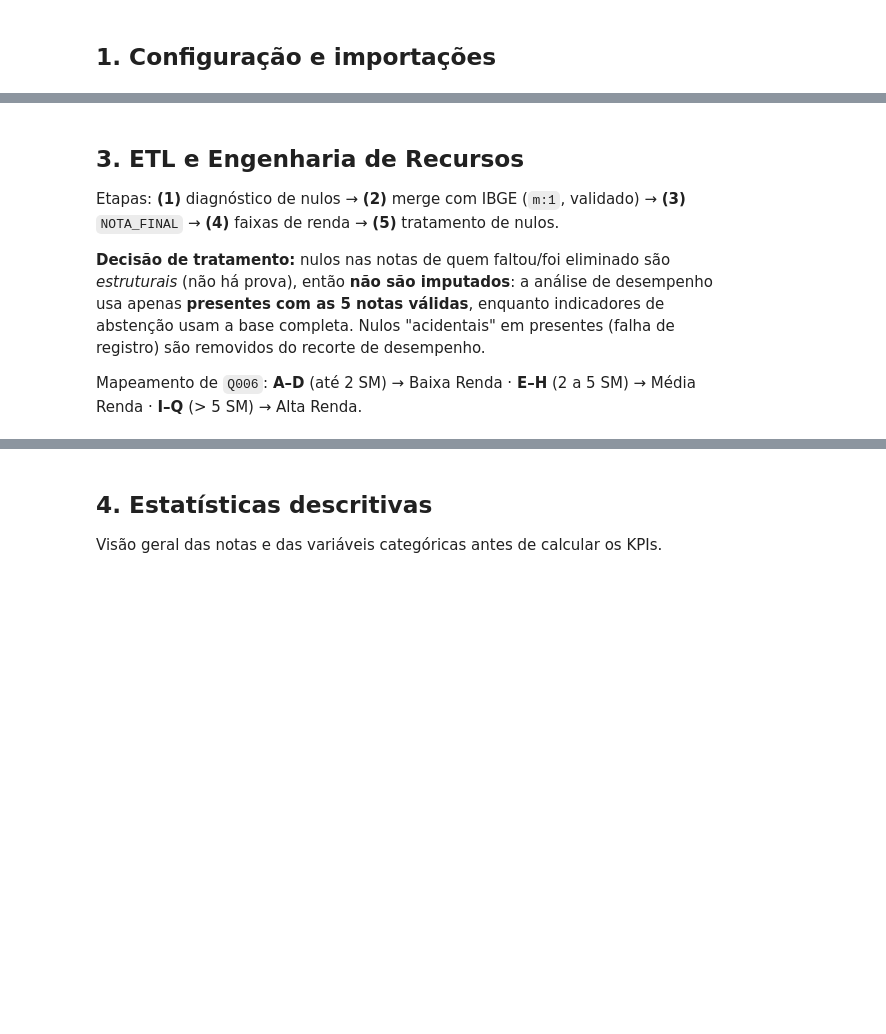
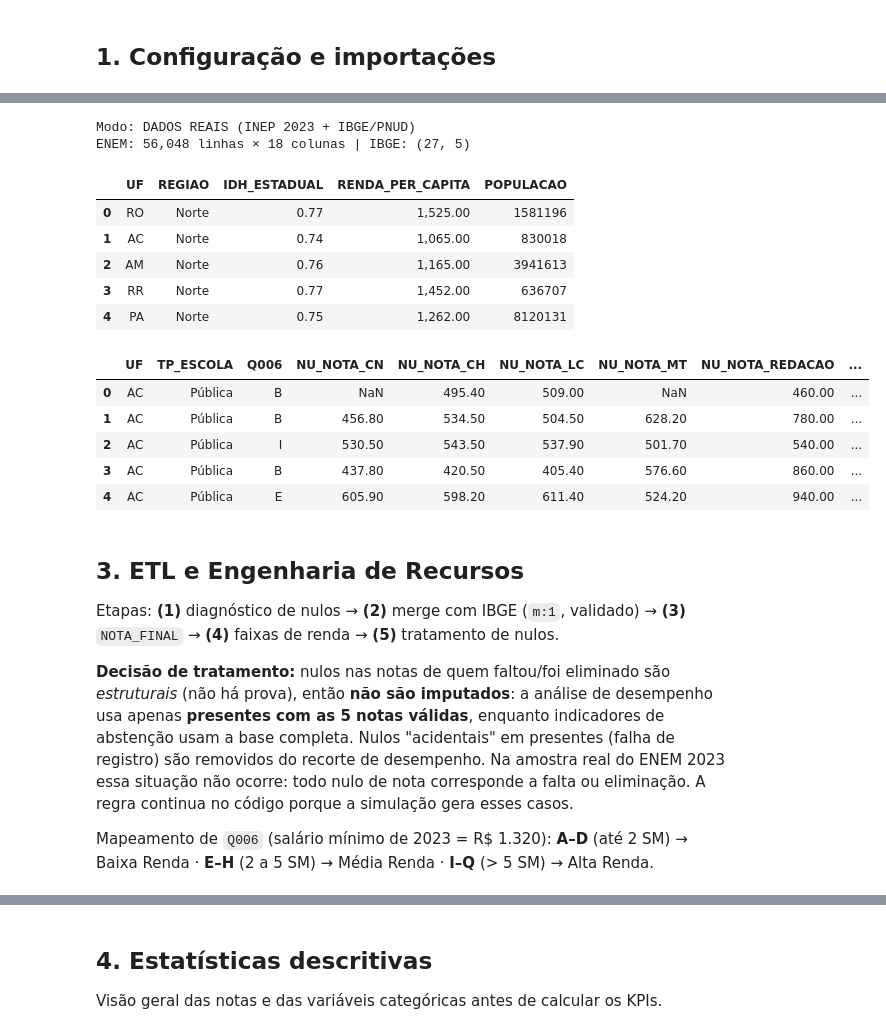
Before and after one commit to feijitos/cienciadedados1, a Jupyter notebook: Entrega1_ENEM_IBGE.ipynb, the cells around one changed output, grey strips where cells are left out. Drawn from its saved outputs; the diff is of its cells as text; code cells hidden in the pictures; blank space fills up the shorter version.

```diff
--- a/Entrega1_ENEM_IBGE.ipynb
+++ b/Entrega1_ENEM_IBGE.ipynb
@@ -9,6 +14,8 @@
 ## 1. Configuração e importações
 # %%
 import warnings
+from pathlib import Path
+
 import numpy as np
 import pandas as pd
 import matplotlib.pyplot as plt
@@ -19,6 +26,11 @@ warnings.filterwarnings("ignore")
 SEED = 42
 rng = np.random.default_rng(SEED)
 
+# True = microdados reais (INEP + IBGE) | False = simulação reprodutível (fallback)
+USAR_DADOS_REAIS = True
+ARQ_AMOSTRA = Path("dados/processados/enem_amostra.parquet")
+ARQ_IBGE = Path("dados/ibge_uf.csv")
+
 # Estilo global dos gráficos
 sns.set_theme(style="whitegrid", context="notebook", palette="deep")
 plt.rcParams.update({"figure.dpi": 110, "axes.titleweight": "bold", "axes.titlesize": 13})
@@ -87,42 +111,95 @@ def gerar_enem(df_ibge: pd.DataFrame, n: int = 3000, rng=rng) -> pd.DataFrame:
 
     cn, ch, lc, mt = nota(485, 55, 55), nota(520, 60, 55), nota(510, 50, 45), nota(530, 70, 75)
     red = np.clip(np.round((570 + 110 * habilidade + rng.normal(0, 110, n)) / 20) * 20, 0, 1000)
     red[rng.random(n) < 0.015] = 0  # redações anuladas / zeradas
 
     # Presença: ausência é mais frequente em rendas baixas
     p_falta = np.clip(0.30 - 0.012 * idx_renda - 0.05 * privada, 0.05, 0.45)
     sorteio = rng.random(n)
     presenca = np.where(sorteio < p_falta, 0, np.where(sorteio > 0.985, 2, 1))
 
     df = pd.DataFrame({
         "UF": uf, "TP_ESCOLA": tp_escola, "Q006": q006,
         "NU_NOTA_CN": cn.round(1), "NU_NOTA_CH": ch.round(1), "NU_NOTA_LC": lc.round(1),
         "NU_NOTA_MT": mt.round(1), "NU_NOTA_REDACAO": red, "TP_PRESENCA": presenca,
     })
 
     # Quem faltou ou foi eliminado não tem notas (NaN), como nos microdados reais
     cols_nota = [c for c in df.columns if c.startswith("NU_NOTA")]
     df.loc[df["TP_PRESENCA"] != 1, cols_nota] = np.nan
 
     # Pequena parcela de nulos aleatórios (falhas de registro) para exercitar o tratamento
     presentes = df.index[df["TP_PRESENCA"] == 1]
     falhas = rng.choice(presentes, size=int(0.01 * len(presentes)), replace=False)
     df.loc[falhas, "NU_NOTA_CN"] = np.nan
     return df
 
 
-df_ibge = gerar_ibge()
-df_enem = gerar_enem(df_ibge, n=3000)
+COLS_PRESENCA = ["TP_PRESENCA_CN", "TP_PRESENCA_CH", "TP_PRESENCA_LC", "TP_PRESENCA_MT"]
+COLS_EXTRAS = ["TP_SEXO", "TP_COR_RACA", "TP_FAIXA_ETARIA", "Q001", "Q002", "Q005", "Q024", "Q025",
+               "TP_STATUS_REDACAO"]
 
+
+def carregar_ibge_real(caminho: Path = ARQ_IBGE) -> pd.DataFrame:
+    """Indicadores estaduais reais (Censo 2022, PNAD Contínua 2023, IDHM 2023)."""
+    return pd.read_csv(caminho)[["UF", "REGIAO", "IDH_ESTADUAL", "RENDA_PER_CAPITA", "POPULACAO"]]
+
+
+def unificar_presenca(bruto: pd.DataFrame) -> np.ndarray:
+    """Converte as 4 colunas de presença do INEP em um único código (0, 1 ou 2)."""
+    p = bruto[COLS_PRESENCA]
+    return np.select([(p == 2).any(axis=1), (p == 1).all(axis=1)], [2, 1], default=0)
+
+
+def carregar_enem_real(caminho: Path = ARQ_AMOSTRA) -> pd.DataFrame:
+    """Lê a amostra estratificada e renomeia/recodifica as colunas do INEP."""
+    bruto = pd.read_parquet(caminho)
+    df = pd.DataFrame({
+        "UF": bruto["SG_UF_PROVA"].astype(str),
+        "TP_ESCOLA": bruto["TP_ESCOLA"].map({2: "Pública", 3: "Privada"}).astype(str),
+        "Q006": bruto["Q006"].astype(str),
+    })
+    for col in ["NU_NOTA_CN", "NU_NOTA_CH", "NU_NOTA_LC", "NU_NOTA_MT", "NU_NOTA_REDACAO"]:
+        df[col] = bruto[col].astype("float64")
+    df["TP_PRESENCA"] = unificar_presenca(bruto)
+    for col in COLS_EXTRAS:
+        df[col] = bruto[col]
+    return df
+
+
+if USAR_DADOS_REAIS:
+    df_ibge = carregar_ibge_real()
+    df_enem = carregar_enem_real()
+else:
+    df_ibge = gerar_ibge()
+    df_enem = gerar_enem(df_ibge, n=3000)
+
+print(f"Modo: {'DADOS REAIS (INEP 2023 + IBGE/PNUD)' if USAR_DADOS_REAIS else 'SIMULAÇÃO'}")
 print(f"ENEM: {df_enem.shape[0]:,} linhas × {df_enem.shape[1]} colunas | IBGE: {df_ibge.shape}")
+display(df_ibge.head().style.format({"IDH_ESTADUAL": "{:.3f}", "RENDA_PER_CAPITA": "R$ {:,.0f}", "POPULACAO": "{:,}"}))
 df_enem.head()
+# %% [output]
+Modo: DADOS REAIS (INEP 2023 + IBGE/PNUD)
+ENEM: 56,048 linhas × 18 colunas | IBGE: (27, 5)
+|  | UF | REGIAO | IDH_ESTADUAL | RENDA_PER_CAPITA | POPULACAO |
+| 0 | RO | Norte | 0.77 | 1,525.00 | 1581196 |
+| 1 | AC | Norte | 0.74 | 1,065.00 | 830018 |
+| 2 | AM | Norte | 0.76 | 1,165.00 | 3941613 |
+| 3 | RR | Norte | 0.77 | 1,452.00 | 636707 |
+| 4 | PA | Norte | 0.75 | 1,262.00 | 8120131 |
+|  | UF | TP_ESCOLA | Q006 | NU_NOTA_CN | NU_NOTA_CH | NU_NOTA_LC | NU_NOTA_MT | NU_NOTA_REDACAO | ... |
+| 0 | AC | Pública | B | NaN | 495.40 | 509.00 | NaN | 460.00 | ... |
+| 1 | AC | Pública | B | 456.80 | 534.50 | 504.50 | 628.20 | 780.00 | ... |
+| 2 | AC | Pública | I | 530.50 | 543.50 | 537.90 | 501.70 | 540.00 | ... |
+| 3 | AC | Pública | B | 437.80 | 420.50 | 405.40 | 576.60 | 860.00 | ... |
+| 4 | AC | Pública | E | 605.90 | 598.20 | 611.40 | 524.20 | 940.00 | ... |
 # %% [markdown]
 ## 3. ETL e Engenharia de Recursos
 Etapas: **(1)** diagnóstico de nulos → **(2)** merge com IBGE (`m:1`, validado) → **(3)** `NOTA_FINAL` → **(4)** faixas de renda → **(5)** tratamento de nulos.
 
-**Decisão de tratamento:** nulos nas notas de quem faltou/foi eliminado são *estruturais* (não há prova), então **não são imputados**: a análise de desempenho usa apenas **presentes com as 5 notas válidas**, enquanto indicadores de abstenção usam a base completa. Nulos "acidentais" em presentes (falha de registro) são removidos do recorte de desempenho.
+**Decisão de tratamento:** nulos nas notas de quem faltou/foi eliminado são *estruturais* (não há prova), então **não são imputados**: a análise de desempenho usa apenas **presentes com as 5 notas válidas**, enquanto indicadores de abstenção usam a base completa. Nulos "acidentais" em presentes (falha de registro) são removidos do recorte de desempenho. Na amostra real do ENEM 2023 essa situação não ocorre: todo nulo de nota corresponde a falta ou eliminação. A regra continua no código porque a simulação gera esses casos.
 
-Mapeamento de `Q006`: **A–D** (até 2 SM) → Baixa Renda · **E–H** (2 a 5 SM) → Média Renda · **I–Q** (> 5 SM) → Alta Renda.
+Mapeamento de `Q006` (salário mínimo de 2023 = R$ 1.320): **A–D** (até 2 SM) → Baixa Renda · **E–H** (2 a 5 SM) → Média Renda · **I–Q** (> 5 SM) → Alta Renda.
 # %%
 COLS_NOTAS = ["NU_NOTA_CN", "NU_NOTA_CH", "NU_NOTA_LC", "NU_NOTA_MT", "NU_NOTA_REDACAO"]
 
```
Also changed, not shown: parts of 11 cells of this notebook, 6 other files.
